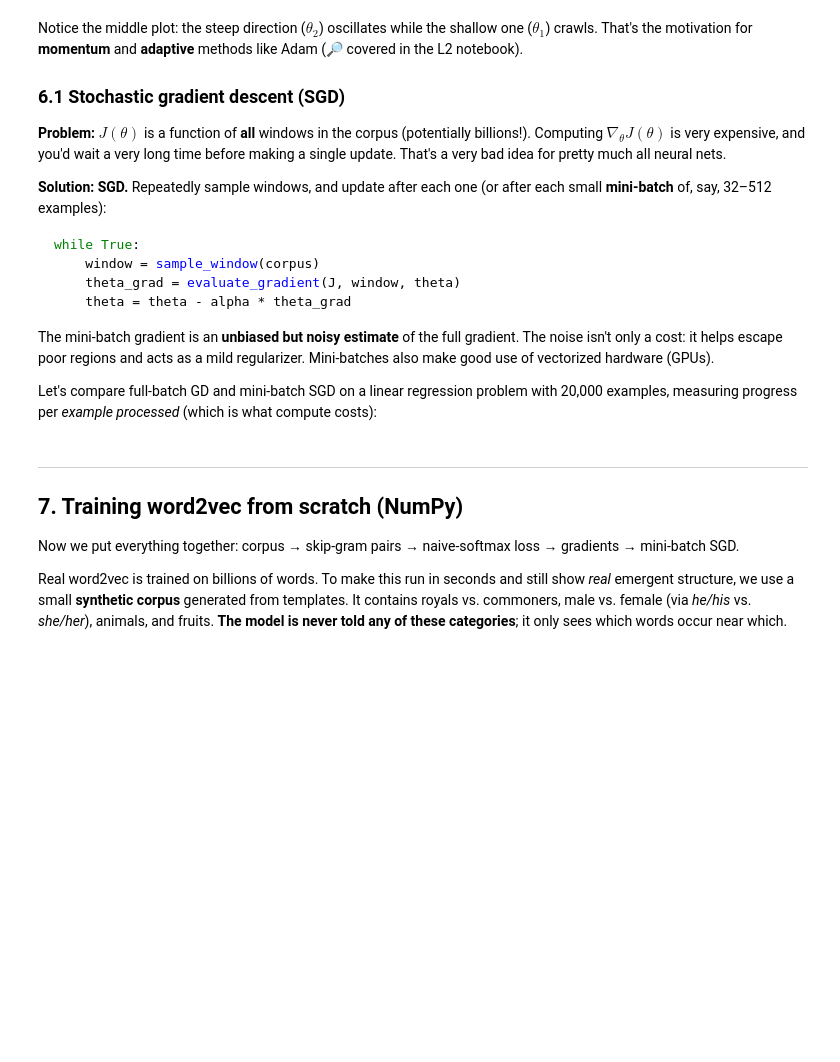
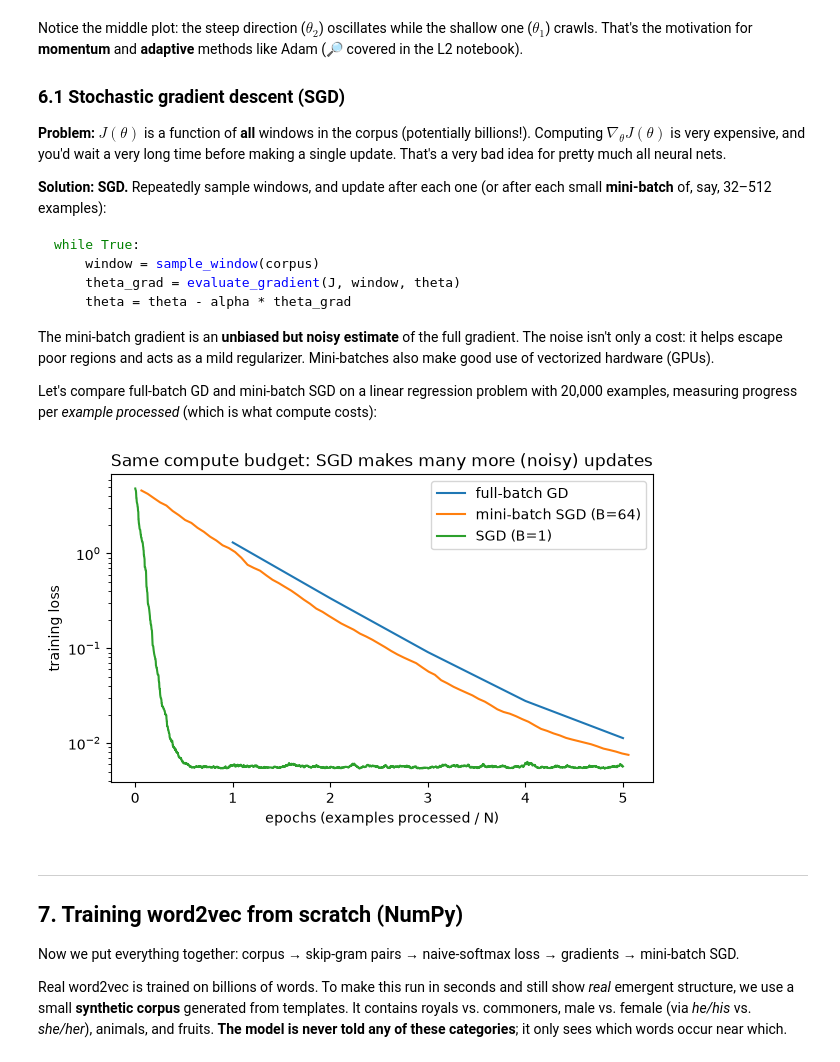
Before and after one commit to dbhagria-2004/NLP_6120, a Jupyter notebook: Standford_NLP/Notebooks/CS224N_L01_Intro_and_Word_Vectors.ipynb, the cells around one changed output. Cells and saved outputs as stored; diff of their text form; code cells hidden in the pictures; blank space fills up the shorter version.

```diff
--- a/Standford_NLP/Notebooks/CS224N_L01_Intro_and_Word_Vectors.ipynb
+++ b/Standford_NLP/Notebooks/CS224N_L01_Intro_and_Word_Vectors.ipynb
@@ -464,30 +545,32 @@ The mini-batch gradient is an **unbiased but noisy estimate** of the full gradie
 
 Let's compare full-batch GD and mini-batch SGD on a linear regression problem with 20,000 examples, measuring progress per *example processed* (which is what compute costs):
 # %%
-N, D = 20_000, 10
+N, D = 10_00, 10
 X = rng.normal(size=(N, D))
 w_true = rng.normal(size=D)
 yreg = X @ w_true + 0.1 * rng.normal(size=N)
 
 def mse(w):          return 0.5 * np.mean((X @ w - yreg) ** 2)
 def grad(w, idx):    return X[idx].T @ (X[idx] @ w - yreg[idx]) / len(idx)
 
 budget = 5 * N                       # 5 passes worth of examples
 results = {}
 for name, B, alpha in [("full-batch GD", N, 0.5), ("mini-batch SGD (B=64)", 64, 0.05), ("SGD (B=1)", 1, 0.01)]:
     w = np.zeros(D); seen = 0; curve = []
     while seen < budget:
         idx = np.arange(N) if B == N else rng.integers(0, N, size=B)
         w -= alpha * grad(w, idx)
         seen += B
         curve.append((seen, mse(w)))
     results[name] = np.array(curve)
 
 plt.figure(figsize=(7, 4))
 for name, c in results.items():
     plt.plot(c[:, 0] / N, c[:, 1], label=name)
 plt.yscale("log"); plt.xlabel("epochs (examples processed / N)"); plt.ylabel("training loss")
 plt.legend(); plt.title("Same compute budget: SGD makes many more (noisy) updates"); plt.show()
+# %% [output]
+[figure, added]
 # %% [markdown]
 ---
 ## 7. Training word2vec from scratch (NumPy)
```
Also changed, not shown: parts of 20 cells of this notebook, 4 other files.
